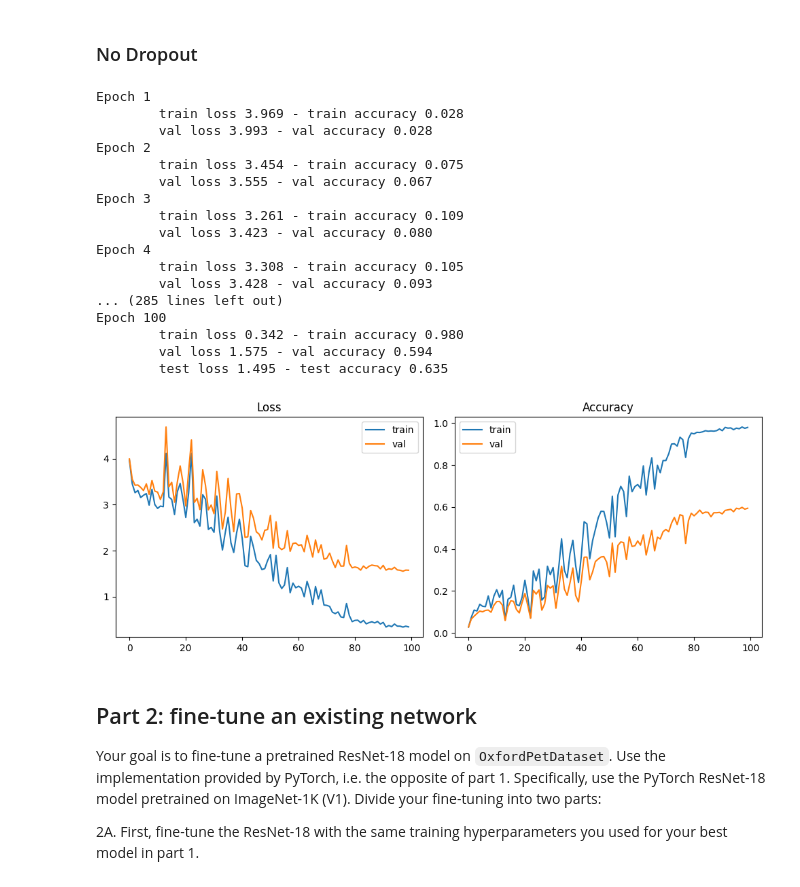
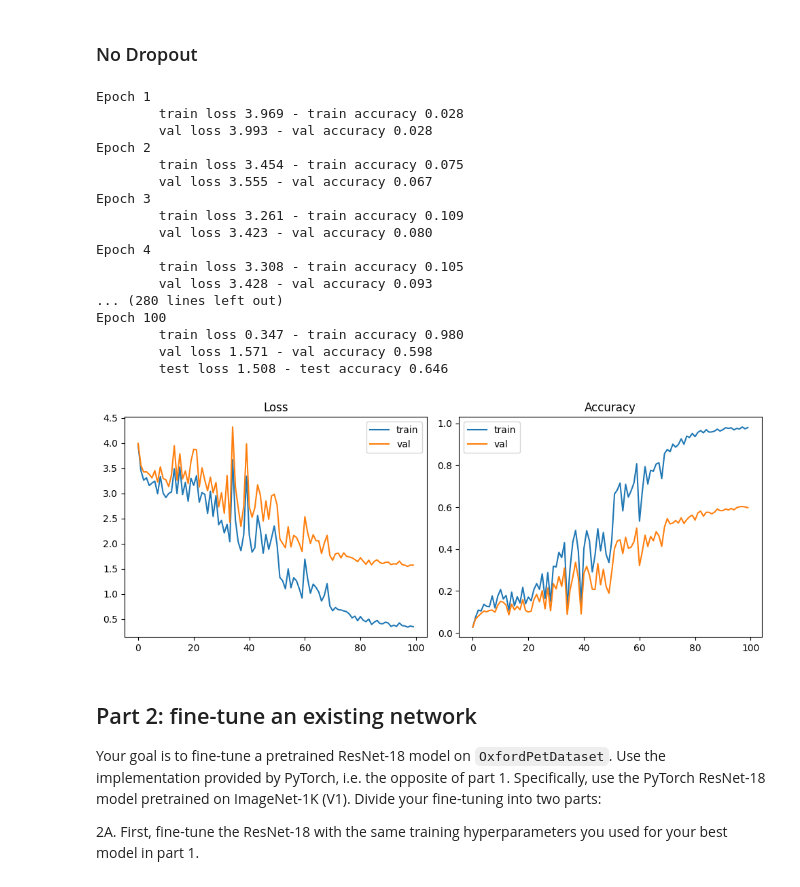
Before and after one commit to lucazini03/IPCV, a Jupyter notebook: assignment_module_two.ipynb, the cells around one changed output. Cells and saved outputs as stored; diff of their text form; code cells hidden in the pictures.

Commit message:
all tests done 4real

```diff
--- a/assignment_module_two.ipynb
+++ b/assignment_module_two.ipynb
@@ -1109,6 +1109,7 @@ n_classes = OxfordPetDataset(split="train").get_num_classes()
 cfg_H = cfg_B
 
 cfg_H['dropout'] = 0
+cfg_H['wd'] = 0.0
 
 # --- DataLoaders ---
 train_dl_H = train_dl_B
@@ -1134,38 +1135,38 @@ trainer_H = Trainer(
     cfg=cfg_H,
     verbose=True
 )
 
 trainer_H.train()
 
 test_loss, test_accuracy = trainer_H.eval("test")
 
 history_H = {
     "train_loss":trainer_H.train_loss,
     "train_acc":trainer_H.train_acc,
     "val_loss":trainer_H.val_loss,
     "val_acc":trainer_H.val_acc
 }
 
 plot_history(history_H)
 # %% [output]
 Epoch 1
         train loss 3.969 - train accuracy 0.028
         val loss 3.993 - val accuracy 0.028
 Epoch 2
         train loss 3.454 - train accuracy 0.075
         val loss 3.555 - val accuracy 0.067
 Epoch 3
         train loss 3.261 - train accuracy 0.109
         val loss 3.423 - val accuracy 0.080
 Epoch 4
         train loss 3.308 - train accuracy 0.105
         val loss 3.428 - val accuracy 0.093
-... (285 lines left out)
+... (280 lines left out)
 Epoch 100
-        train loss 0.342 - train accuracy 0.980
-        val loss 1.575 - val accuracy 0.594
-        test loss 1.495 - test accuracy 0.635
+        train loss 0.347 - train accuracy 0.980
+        val loss 1.571 - val accuracy 0.598
+        test loss 1.508 - test accuracy 0.646
-[figure, old version]
+[figure, new version]
 # %% [markdown]
 ## Part 2: fine-tune an existing network
 
```
Also changed, not shown: parts of 1 cell of this notebook.
